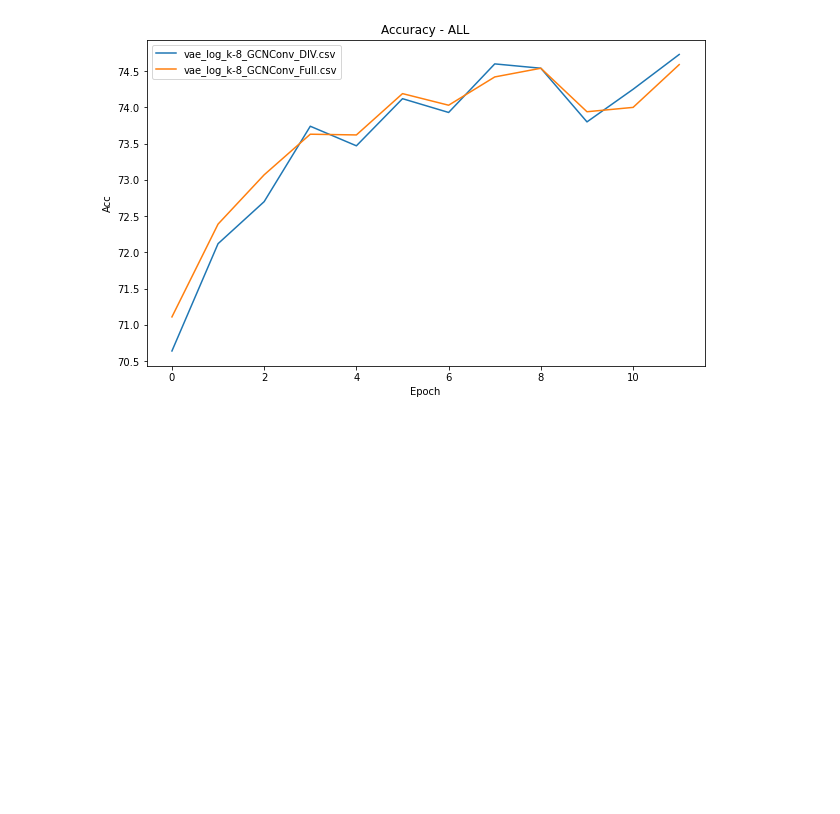
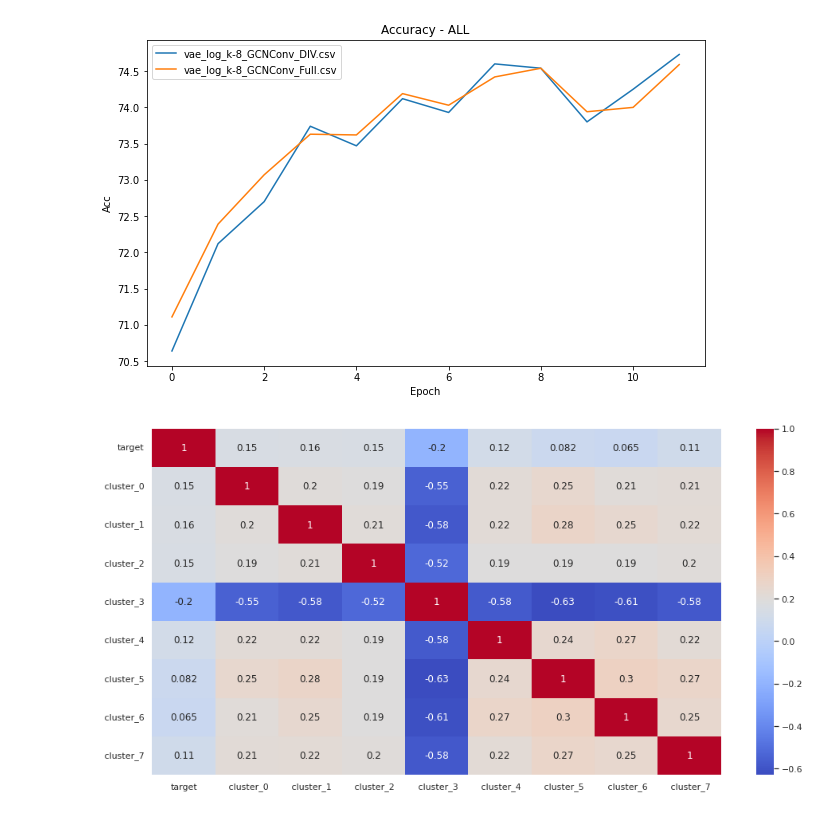
Before and after one commit to usama13o/GCNs, a Jupyter notebook: VAE_implementation_in_PyTorch_Lightning.ipynb, the cells around one changed output. Drawn from its saved outputs; the diff is of its cells as text; code cells hidden in the pictures; blank space fills up the shorter version.

```diff
--- a/VAE_implementation_in_PyTorch_Lightning.ipynb
+++ b/VAE_implementation_in_PyTorch_Lightning.ipynb
@@ -1590,0 +1729,13 @@ plt
+# %%
+
+import pandas as pd
+import seaborn as sns
+
+df=pd.read_csv('/home/uz1/projects/GCN/clusters.csv')
+
+sns.set(rc = {'figure.figsize':(16,8)})
+map = sns.heatmap(df.corr(), annot = True, fmt='.2g',cmap= 'coolwarm')
+#save
+map.figure.savefig("/home/uz1/projects/GCN/clusters.png")
+# %% [output]
+[figure, added]
```
Also changed, not shown: parts of 23 cells of this notebook, 3 other files.
